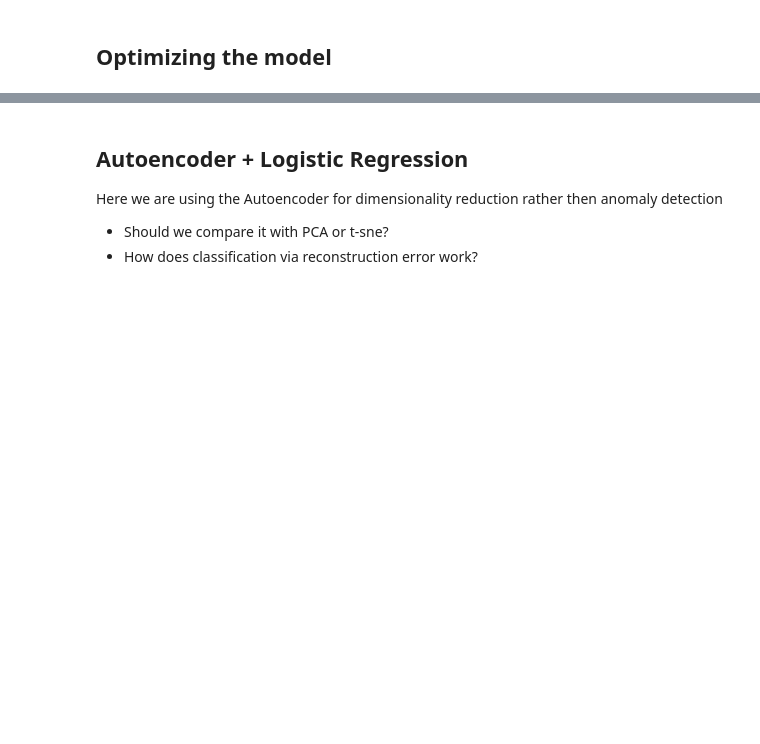
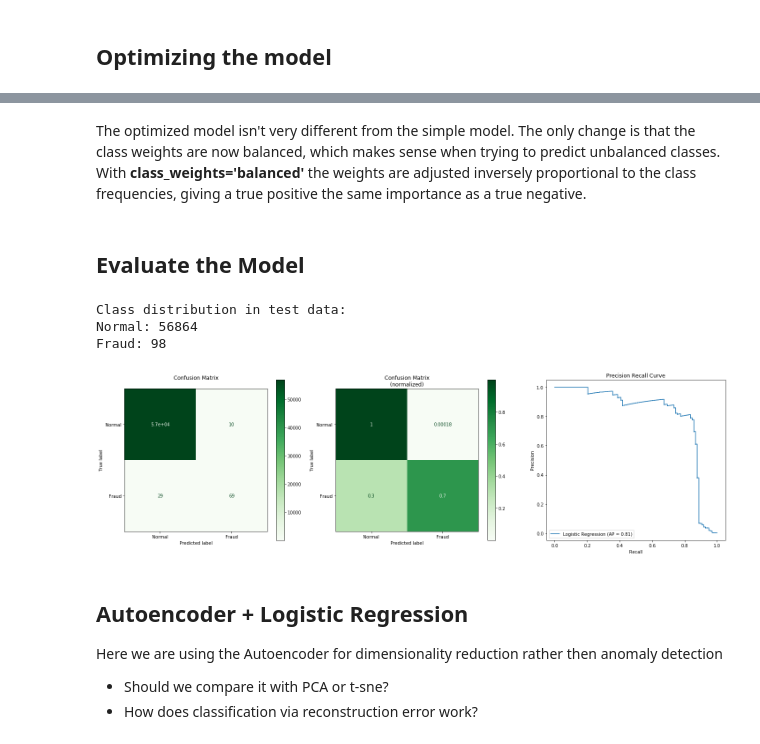
Before and after one commit to janedoesrepo/Autoencoder-ImbalancedCreditData, a Jupyter notebook: finalisation.ipynb, the cells around one changed output, grey strips where cells are left out. Saved outputs shown, nothing was run; the diff lists cells and outputs as text; code cells hidden in the pictures; blank space fills up the shorter version.

```diff
--- a/finalisation.ipynb
+++ b/finalisation.ipynb
@@ -151,10 +137,7 @@ Simple model mean average precision: 0.7464
 # %% [markdown]
 ## Optimizing the model
 # %%
-from sklearn.pipeline import Pipeline
-from sklearn.model_selection import GridSearchCV
-
-lr = LogisticRegression(max_iter=500, multi_class='ovr', n_jobs=-1, random_state=seed)
+lr = LogisticRegression(max_iter=500, random_state=seed)
 p = Pipeline([('transformer', scaler), ('estimator', lr)])
 
 param_grid = {'estimator__C':  np.logspace(-4, 4, 5), # as in sklearn.LogisticRegressionCV
@@ -172,0 +173,4 @@ Optimized model mean average precision: 0.7465
+# %% [markdown]
+The optimized model isn't very different from the simple model. The only change is that the class weights are now balanced, which makes sense when trying to predict unbalanced classes. With **class_weights='balanced'** the weights are adjusted inversely proportional to the class frequencies, giving a true positive the same importance as a true negative.
+# %% [markdown]
+## Evaluate the Model
@@ -173,3 +201,10 @@ Optimized model mean average precision: 0.7465
+# %%
+evaluate_model(test_data, clf=grid_search.best_estimator_, name='Logistic Regression')
+# %% [output]
+Class distribution in test data:
+Normal: 56864
+Fraud: 98
+[figure, added]
 # %% [markdown]
 ## Autoencoder + Logistic Regression
 Here we are using the Autoencoder for dimensionality reduction rather then anomaly detection
```
Also changed, not shown: parts of 30 cells of this notebook, 1 other file.
